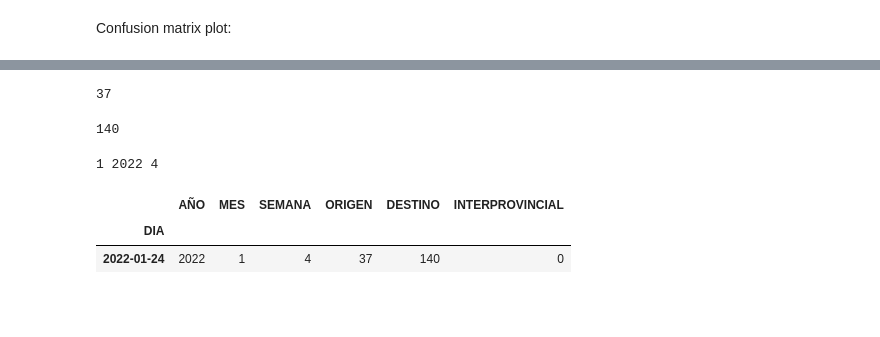
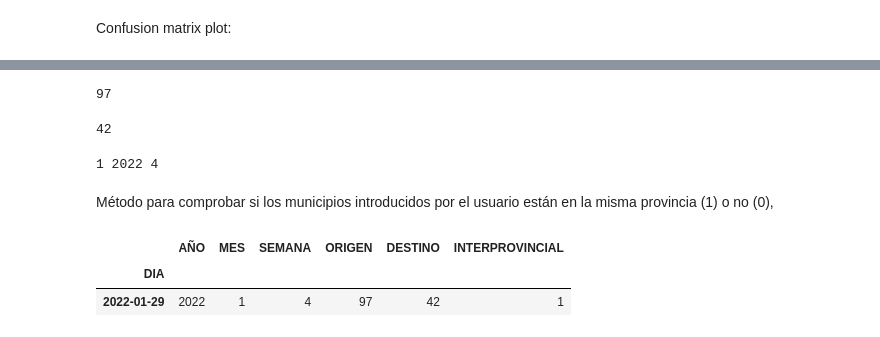
Before and after one commit to JoseAlbertoSeco/BlablacarCarpooling_DataMining, a Jupyter notebook: notebooks/Clasificacion_Binaria.ipynb, the cells around one changed output, grey strips where cells are left out. Cells and saved outputs as stored; diff of their text form; code cells hidden in the pictures; blank space fills up the shorter version.

```diff
--- a/notebooks/Clasificacion_Binaria.ipynb
+++ b/notebooks/Clasificacion_Binaria.ipynb
@@ -432,25 +555,25 @@ interprovincial_dic_clm =dict(enumerate(interprovincial_clm.cat.categories))
 # %%
 #@title ORIGEN
 
-origen = 'Ciudad Real' #@param {type:"string"}
+or_clm = 'Puertollano' #@param {type:"string"}
 
-origen_clm = list(origen_dic.keys())[list(origen_dic.values()).index(origen)]
+origen_clm = list(origen_dic_clm.keys())[list(origen_dic_clm.values()).index(or_clm)]
 origen_clm
 # %% [output]
-37
+97
 # %%
 #@title DESTINO
 
-destino = 'Valdepe\xF1as' #@param {type:"string"}
-destino_clm = list(destino_dic.keys())[list(destino_dic.values()).index(destino)]
+des_clm = 'Ciudad Real' #@param {type:"string"}
+destino_clm = list(destino_dic_clm.keys())[list(destino_dic_clm.values()).index(des_clm)]
 destino_clm
 # %% [output]
-140
+42
 # %%
 from datetime import datetime
 
 #@title FECHA DE VIAJE
-dia_clm = '2022-01-24' #@param {type:"date"}
+dia_clm = '2022-01-29' #@param {type:"date"}
 
 
 date_clm = pd.Timestamp(dia_clm)
@@ -461,15 +584,27 @@ año_clm = date_clm.year
 print(mes_clm,año_clm,semana_clm)
 # %% [output]
 1 2022 4
+# %% [markdown]
+Método para comprobar si los municipios introducidos por el usuario están en la misma provincia (1) o no (0),
+# %%
+def interprovincial(municipioA, municipioB):
+  filaA = ccaa[ccaa['Municipio'] == municipioA]
+  filaB = ccaa[ccaa['Municipio'] == municipioB]
+  provinciaA = filaA.iloc[0]['Provincia']
+  provinciaB = filaB.iloc[0]['Provincia']
+  if provinciaA == provinciaB:
+    return 1
+  else:
+    return 0
 # %%
-dic_caracteristicas_clm = { 'DIA':dia_clm, 'AÑO':año_clm,'MES':mes_clm,'SEMANA':semana_clm,'ORIGEN':origen_clm,'DESTINO':destino_clm,'INTERPROVINCIAL':0}
+dic_caracteristicas_clm = { 'DIA':dia_clm, 'AÑO':año_clm,'MES':mes_clm,'SEMANA':semana_clm,'ORIGEN':origen_clm,'DESTINO':destino_clm,'INTERPROVINCIAL':interprovincial(or_clm, des_clm)}
 df_viaje_clm = pd.DataFrame(dic_caracteristicas_clm, index=[0])
 df_viaje_clm = df_viaje_clm.set_index('DIA')
 df_viaje_clm
 # %% [output]
 |  | AÑO | MES | SEMANA | ORIGEN | DESTINO | INTERPROVINCIAL |
 | DIA |  |  |  |  |  |  |
-| 2022-01-24 | 2022 | 1 | 4 | 37 | 140 | 0 |
+| 2022-01-29 | 2022 | 1 | 4 | 97 | 42 | 1 |
 # %%
 X_train
 # %% [output]
```
Also changed, not shown: parts of 44 cells of this notebook.
